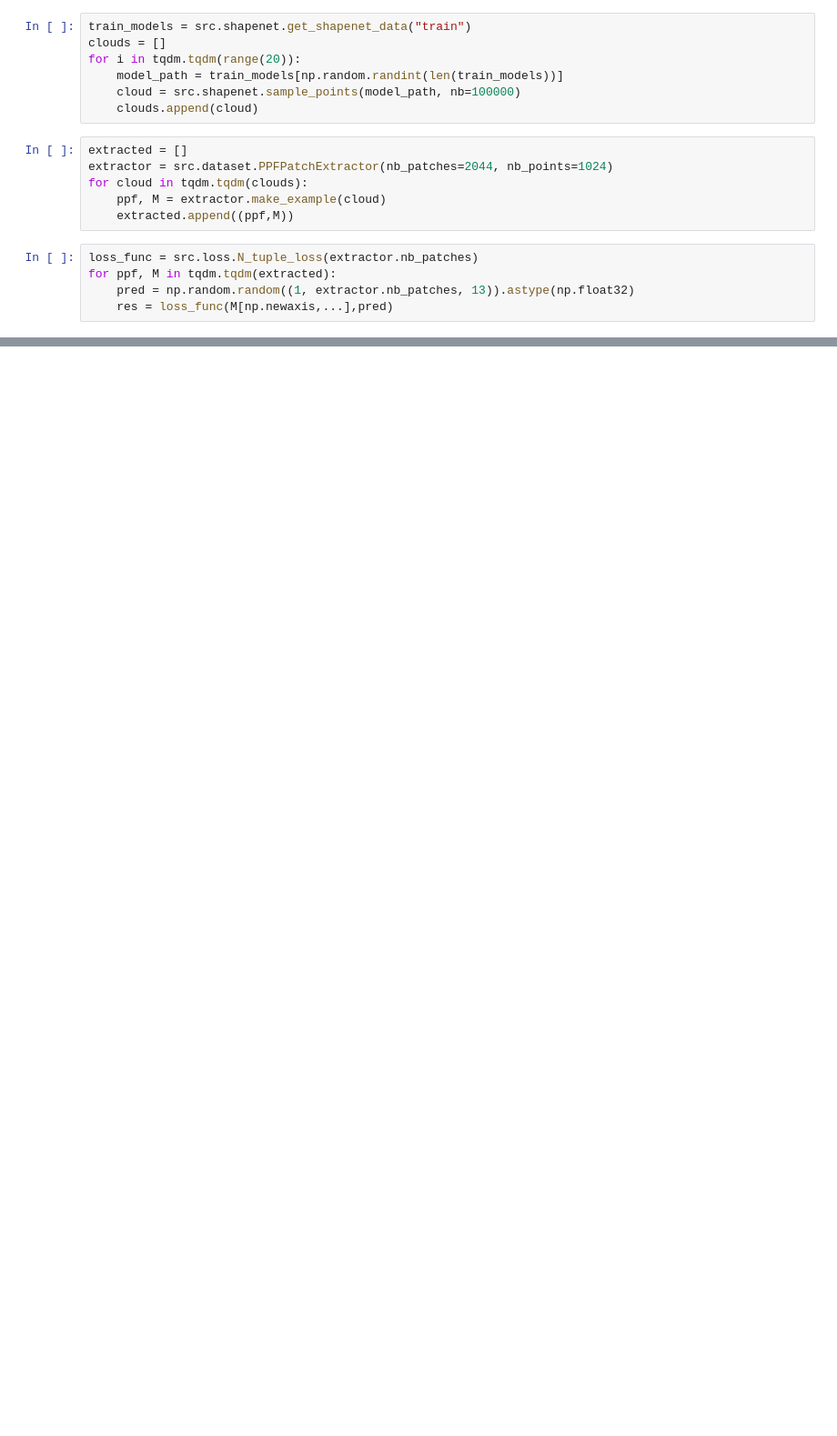
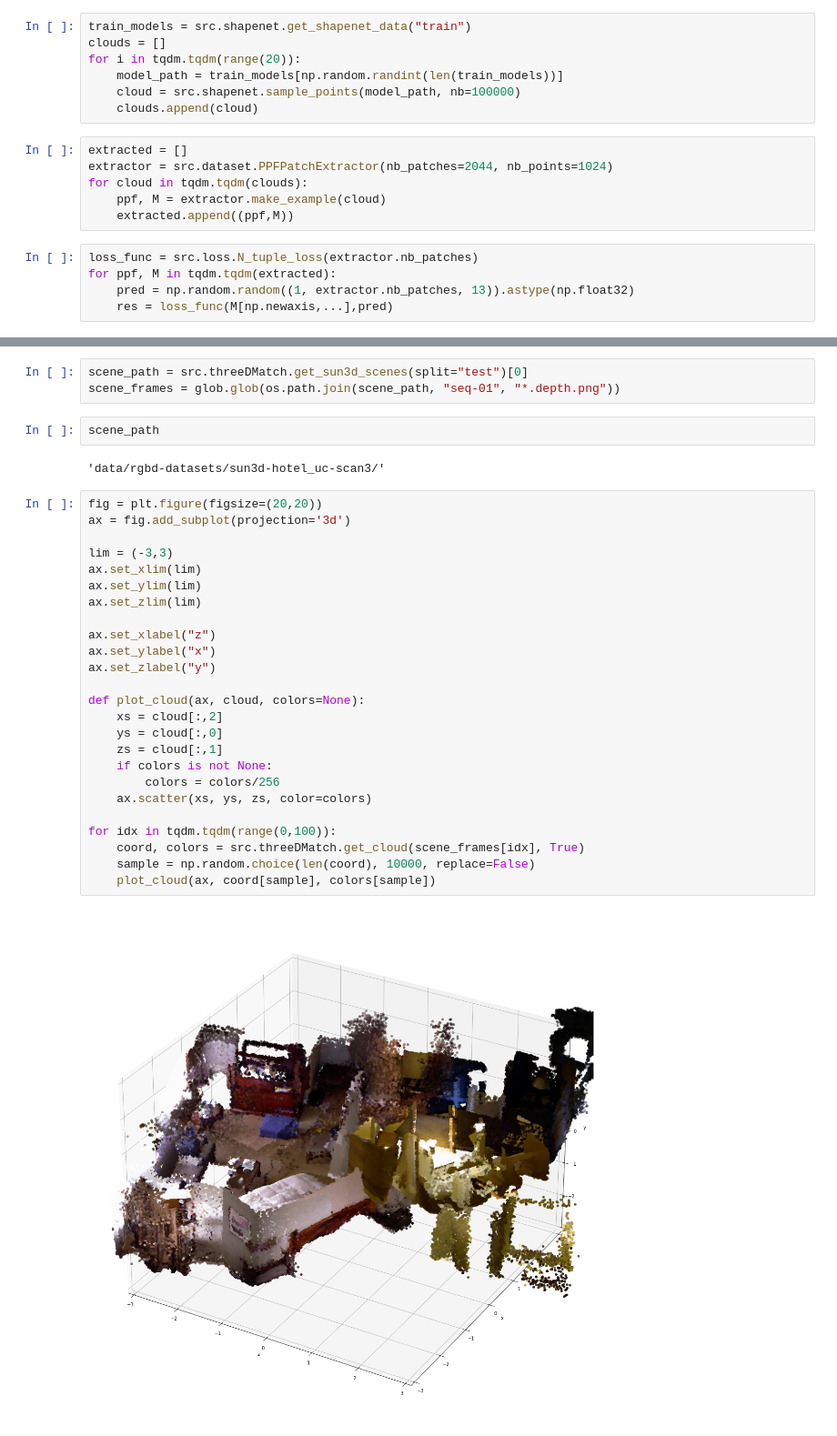
Before and after one commit to leoHeidel/PPFNet-tensorflow, a Jupyter notebook: dataset.ipynb, the cells around one changed output, grey strips where cells are left out. Shown at 91% size. Saved outputs shown, nothing was run; the diff lists cells and outputs as text; blank space fills up the shorter version.

```diff
--- a/dataset.ipynb
+++ b/dataset.ipynb
@@ -28,0 +47,34 @@ ppf.shape
+# %%
+scene_path = src.threeDMatch.get_sun3d_scenes(split="test")[0]
+scene_frames = glob.glob(os.path.join(scene_path, "seq-01", "*.depth.png"))
+# %%
+scene_path
+# %% [output]
+'data/rgbd-datasets/sun3d-hotel_uc-scan3/'
+# %%
+fig = plt.figure(figsize=(20,20))
+ax = fig.add_subplot(projection='3d')
+
+lim = (-3,3)
+ax.set_xlim(lim)
+ax.set_ylim(lim)
+ax.set_zlim(lim)
+
+ax.set_xlabel("z")
+ax.set_ylabel("x")
+ax.set_zlabel("y")
+
+def plot_cloud(ax, cloud, colors=None):
+    xs = cloud[:,2]
+    ys = cloud[:,0]
+    zs = cloud[:,1]
+    if colors is not None:
+        colors = colors/256
+    ax.scatter(xs, ys, zs, color=colors)
+
+for idx in tqdm.tqdm(range(0,100)):
+    coord, colors = src.threeDMatch.get_cloud(scene_frames[idx], True)
+    sample = np.random.choice(len(coord), 10000, replace=False)
+    plot_cloud(ax, coord[sample], colors[sample])
+# %% [output]
+[figure, added]
```
Also changed, not shown: parts of 8 cells of this notebook, 10 other files.
